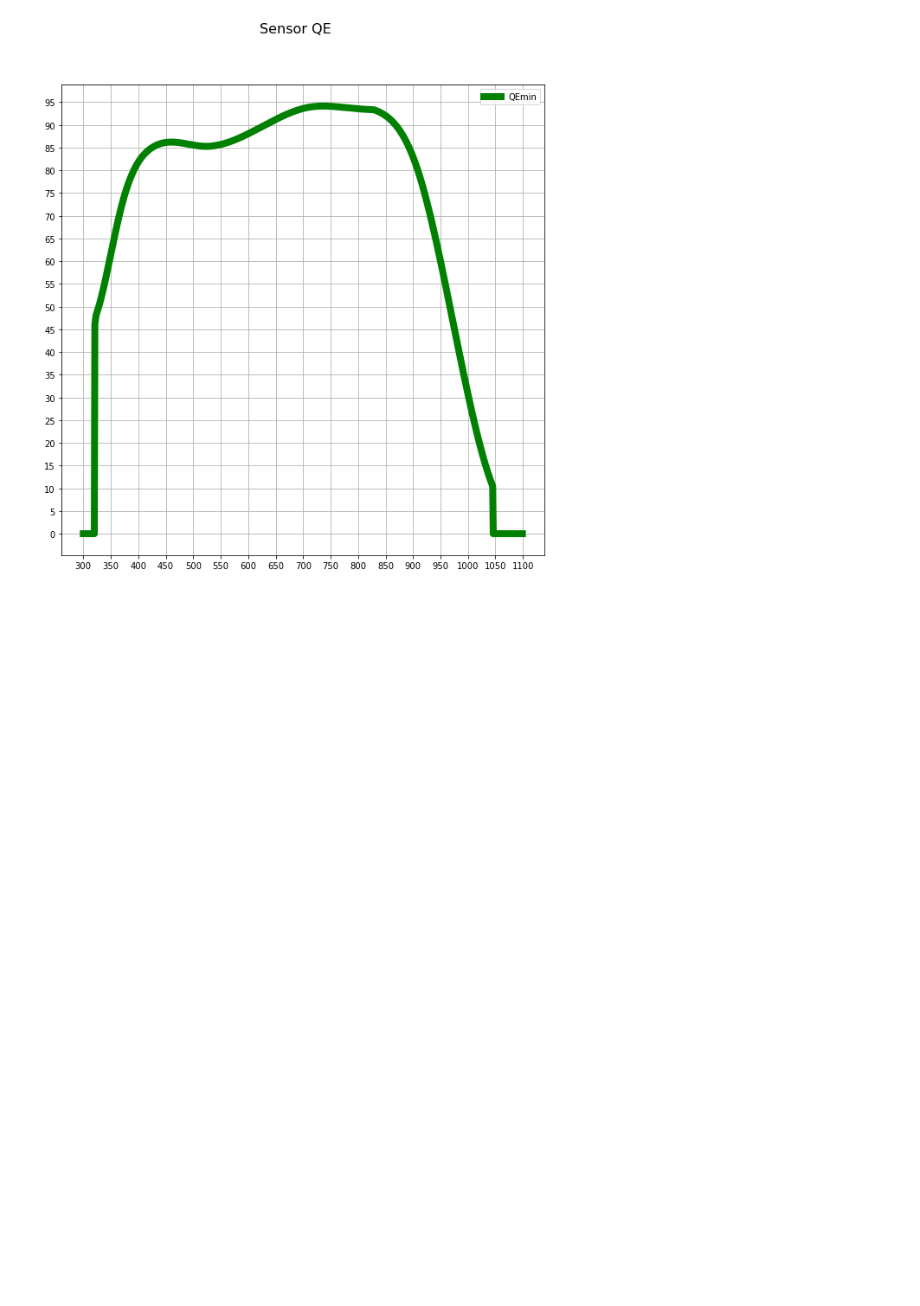
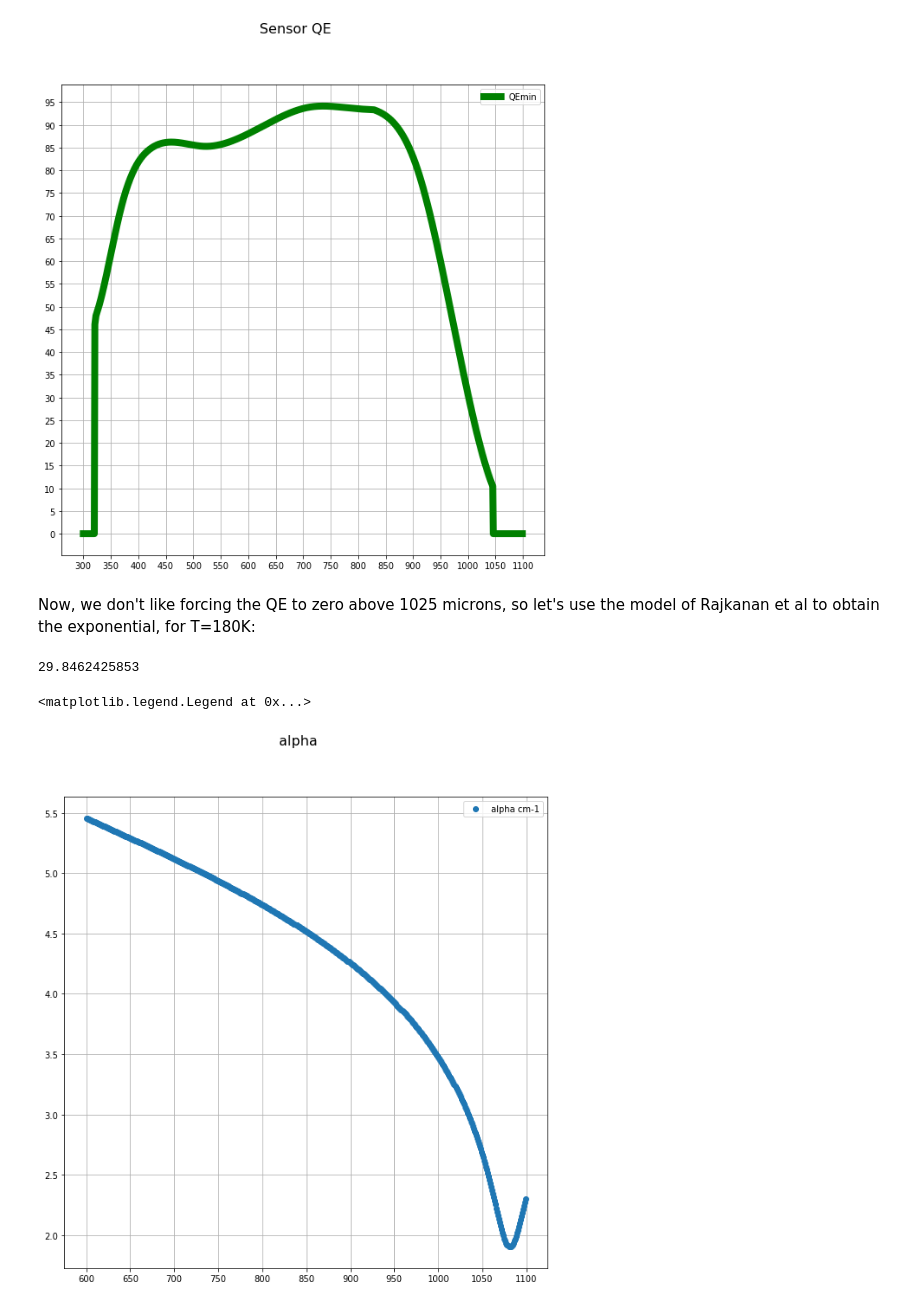
Before and after one commit to smr456/QE-working-area, a Jupyter notebook: QE_v3.ipynb, the cells around one changed output. Saved outputs shown, nothing was run; the diff lists cells and outputs as text; code cells hidden in the pictures; blank space fills up the shorter version.

```diff
--- a/QE_v3.ipynb
+++ b/QE_v3.ipynb
@@ -583,2 +583,51 @@ file1.close()
 # %% [output]
 [figure]
+# %% [markdown]
+Now, we don't like forcing the QE to zero above 1025 microns, so let's use the model of Rajkanan et al to obtain the exponential, for T=180K:
+# %%
+def alpham(lam):
+    eg=[0]*2
+    ep=[0]*2
+    c=[0]*2
+    A=[0]*2
+    c[0]=5.5
+    c[1]=4.0
+    A[0]=3.231e2
+    A[1]=7.237e3
+    ep[0]=1.827e-2
+    ep[1]=5.773e-2
+    beta=7.021e-4
+    T=180.
+    k=8.62e-5
+    kT=k*T
+    hbar=6.582e-16
+    omega=2*np.pi*3e+10/(lam*1e-7)  # need lambda in cm
+    eg[0]=1.1557-(beta*T**2)/(T+1108)
+    eg[1]=2.5-(beta*T**2)/(T+1108)
+    egd=3.2-(beta*T**2)/(T+1108)
+    #alpha=1.052e+6*(hbar*omega-egd)**0.5
+    alpha=0.
+    for i in range(1):
+        for j in range(1):
+            alpha+=c[i]*A[j]*(((hbar*omega-eg[j]+ep[i])**2)/(np.exp(ep[i]/kT)-1)+((hbar*omega-eg[j]-ep[i])**2)/(1-np.exp(-ep[i]/kT)))
+    return alpha
+# %%
+print(alpham(1000.))
+# %% [output]
+29.8462425853
+# %%
+laml=np.arange(600, 1100,1.)
+atten=[0]*len(laml)
+for i in range(len(laml)):
+    atten[i]=alpham(laml[i])*100.
+fig1=plt.figure(1,[figwidth,figheight])
+fig1.suptitle('alpha', fontsize=16)
+plt.plot(laml, np.log10(atten),'o',linewidth=8,label='alpha cm-1')
+ax=fig1.gca()
+ax.grid(True)
+ax.set_xticks(np.arange(600, 1150, 50.))
+#ax.set_yticks(np.arange(0, 100., 5.))
+pylab.legend()
+# %% [output]
+<matplotlib.legend.Legend at 0x...>
+[figure, added]
```
Also changed, not shown: parts of 1 cell of this notebook.
